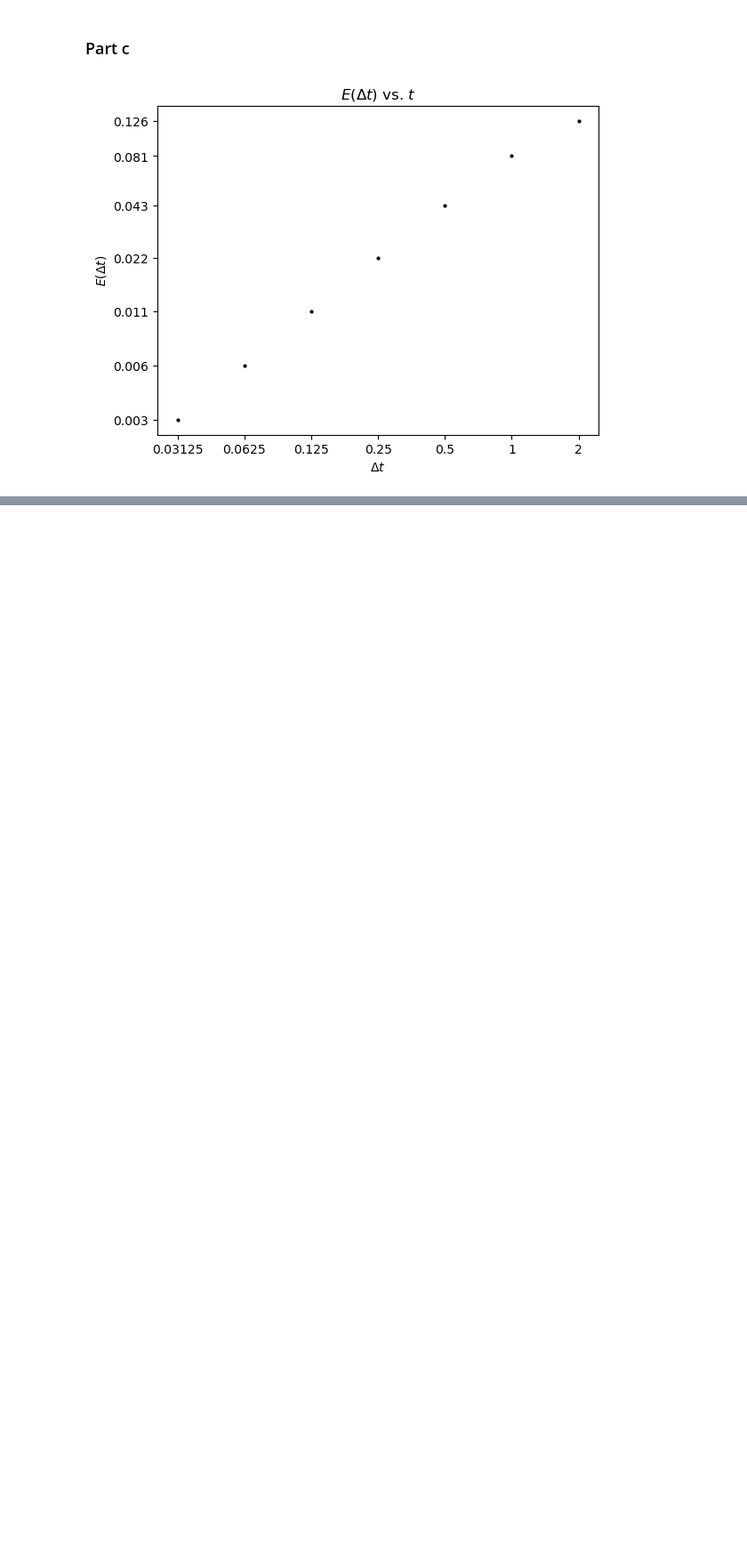
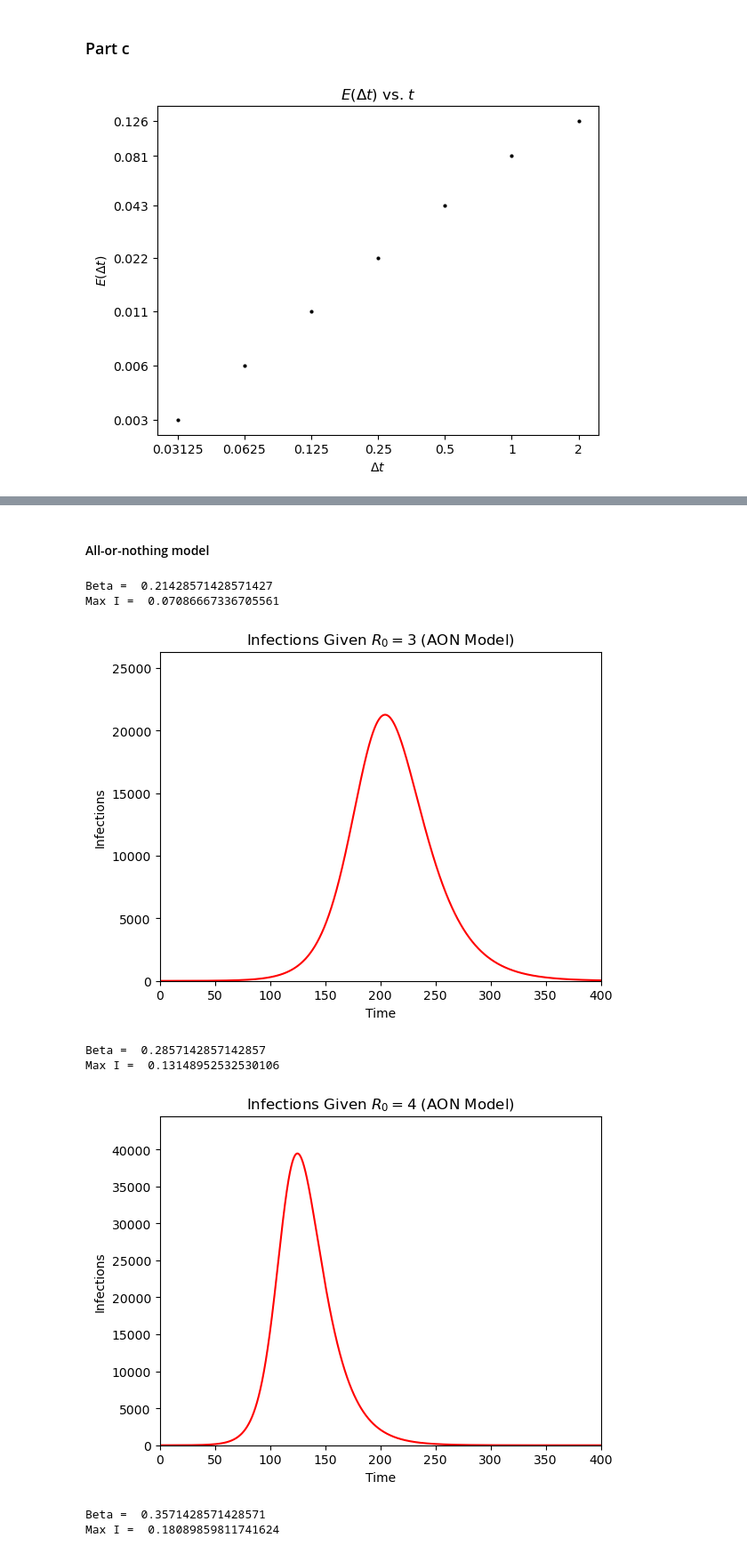
Before and after one commit to mbyers31/sp24-csci7000, a Jupyter notebook: homeworks/hw2.ipynb, the cells around one changed output, grey strips where cells are left out. Shown: that part at 89% size. Saved outputs shown, nothing was run; the diff lists cells and outputs as text; code cells hidden in the pictures; blank space fills up the shorter version.

```diff
--- a/homeworks/hw2.ipynb
+++ b/homeworks/hw2.ipynb
@@ -10,6 +12,6 @@ def update(t, delta_t, current_val, f_prime):
 # %%
 #define derivatives
-def s_dot(beta, I):
+def s_dot(beta, I, gamma):
     return lambda S : (-1 * beta * S * I) + (gamma * I)
 
 def i_dot(beta, gamma, S):
@@ -26,7 +28,7 @@ def solve(init_conditions, delta_t, max_time, beta, gamma):
 
     while t[idx] < max_time:
         #create derivatives
-        s_update = s_dot(beta, I[idx])
+        s_update = s_dot(beta, I[idx], gamma)
         i_update = i_dot(beta, gamma, S[idx])
 
         #update S, I, R
@@ -156,0 +161,2 @@ plot(delta_ts, errors, save=True)
+# %% [markdown]
+#### All-or-nothing model
@@ -156,0 +205,56 @@ plot(delta_ts, errors, save=True)
+# %%
+def plot(t, i, N, R0, save=True):
+    I = np.multiply(i, N)
+    plt.plot(t, I, color='red')
+
+    plt.xlabel('Time')
+    plt.ylabel('Infections')
+
+    plt.xlim([t[0], t[-1]])
+    plt.ylim([0, np.max(I) + 5000])
+
+    plt.title(rf'Infections Given $R_0 = {R0}$ (AON Model)')
+
+    if save:
+        plt.savefig(f'infections_r0={R0}_AON.png', dpi=200, bbox_inches='tight')
+    plt.show()
+# %%
+#set up initial conditions
+N = 300000
+VE = 0.8
+fraction_vaxed = 0.5
+gamma = 1/14
+
+t_init = 0
+delta_t = 0.125
+max_t = 400
+
+i_init = 1 / N
+v_init = fraction_vaxed * (1 - VE)
+s_init = 1 - i_init - fraction_vaxed
+r_init = 0
+init_conditions = [s_init, v_init, i_init, r_init]
+
+R0s = [3, 4, 5]
+i_aons = []
+r_aons = []
+
+for R0 in R0s:
+    #find beta given r0 and gamma
+    beta = R0 * gamma
+    print('Beta = ', beta)
+
+    t, s, v, i, r = svir_solve(init_conditions, delta_t, max_t, beta, gamma)
+    print('Max I = ', np.max(i))
+    plot(t, i, N, R0, save=True)
+    i_aons.append(i)
+    r_aons.append(r)
+# %% [output]
+Beta =  0.21428571428571427
+Max I =  0.07086667336705561
+[figure, added]
+Beta =  0.2857142857142857
+Max I =  0.13148952532530106
+[figure, added]
+Beta =  0.3571428571428571
+Max I =  0.18089859811741624
```
Also changed, not shown: parts of 15 cells of this notebook, 2 other files.
